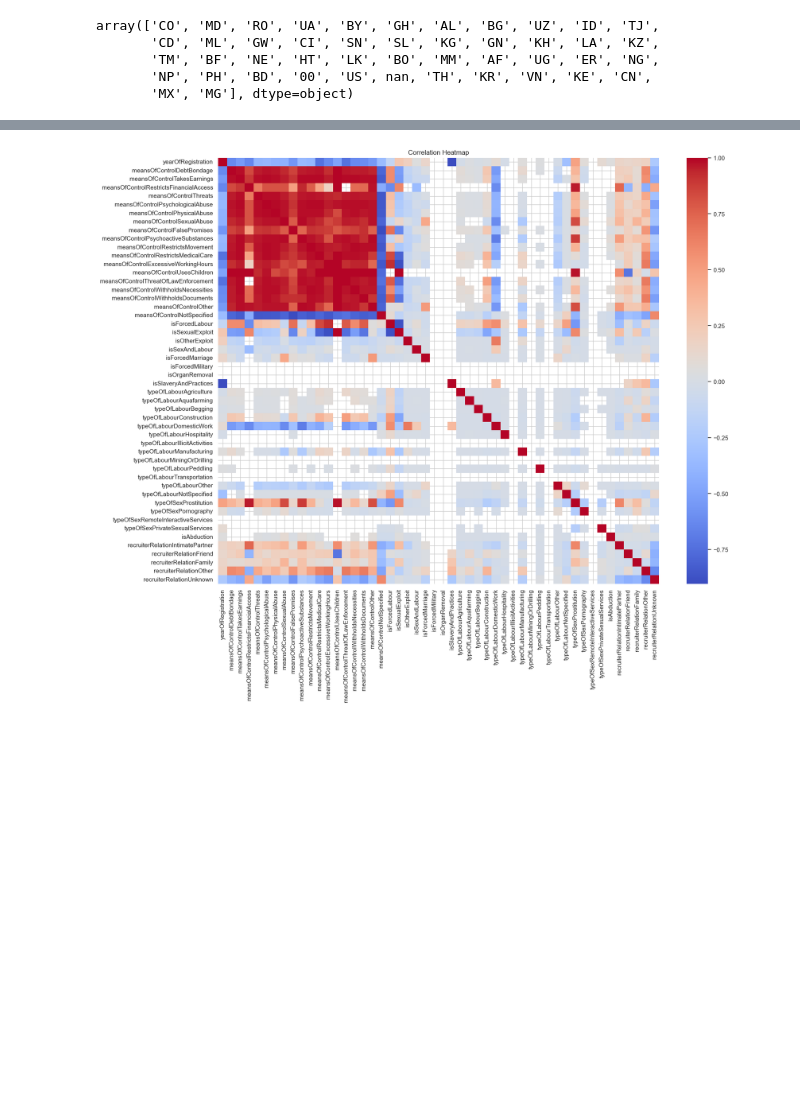
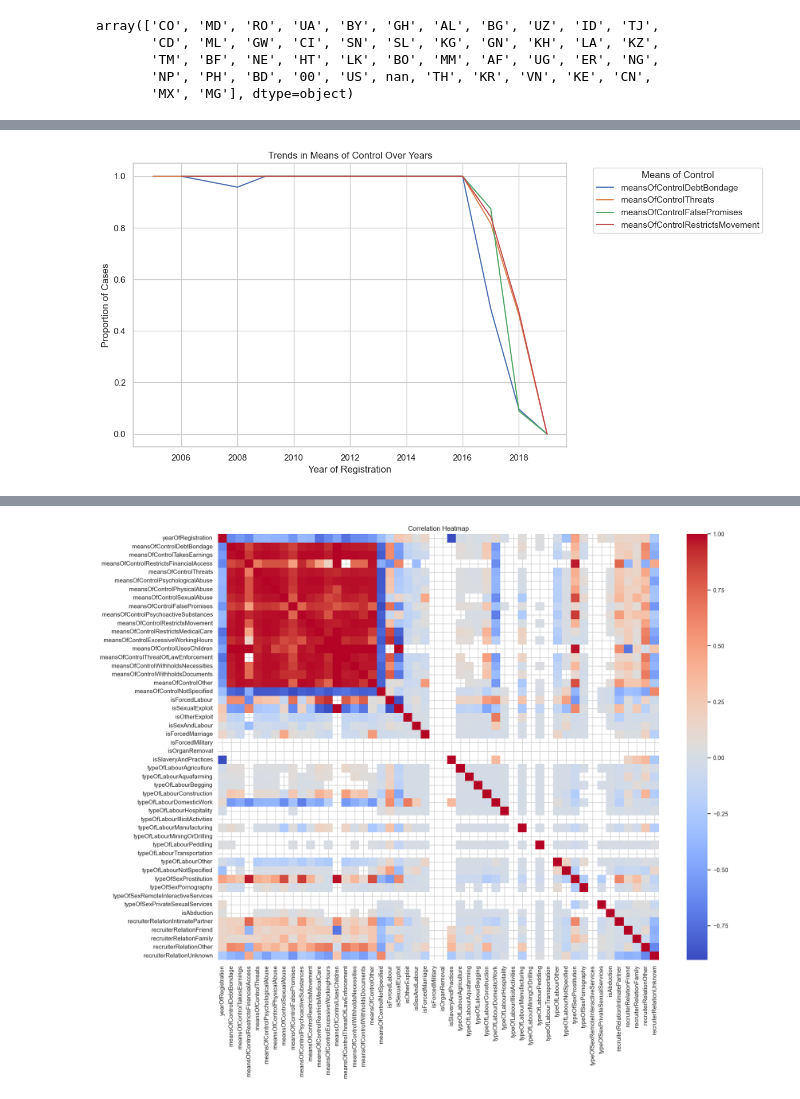
Before and after one commit to BartmossMurphy2077/MLgroupAssignement, a Jupyter notebook: notebook.ipynb, the cells around one changed output, grey strips where cells are left out. Cells and saved outputs as stored; diff of their text form; code cells hidden in the pictures; blank space fills up the shorter version.

```diff
--- a/notebook.ipynb
+++ b/notebook.ipynb
@@ -72,0 +119,19 @@ array(['CO', 'MD', 'RO', 'UA', 'BY', 'GH', 'AL', 'BG', 'UZ', 'ID', 'TJ',
+# %%
+means_cols = ['meansOfControlDebtBondage', 'meansOfControlThreats',
+              'meansOfControlFalsePromises', 'meansOfControlRestrictsMovement']
+
+# Average % of cases using each control method by year
+control_trends = df.groupby('yearOfRegistration')[means_cols].mean().reset_index()
+
+plt.figure(figsize=(12, 6))
+for col in means_cols:
+    sns.lineplot(data=control_trends, x='yearOfRegistration', y=col, label=col)
+
+plt.title("Trends in Means of Control Over Years")
+plt.ylabel("Proportion of Cases")
+plt.xlabel("Year of Registration")
+plt.legend(title="Means of Control", bbox_to_anchor=(1.05, 1), loc='upper left')
+plt.tight_layout()
+plt.show()
+# %% [output]
+[figure, added]
```
Also changed, not shown: parts of 22 cells of this notebook, 1 other file.
